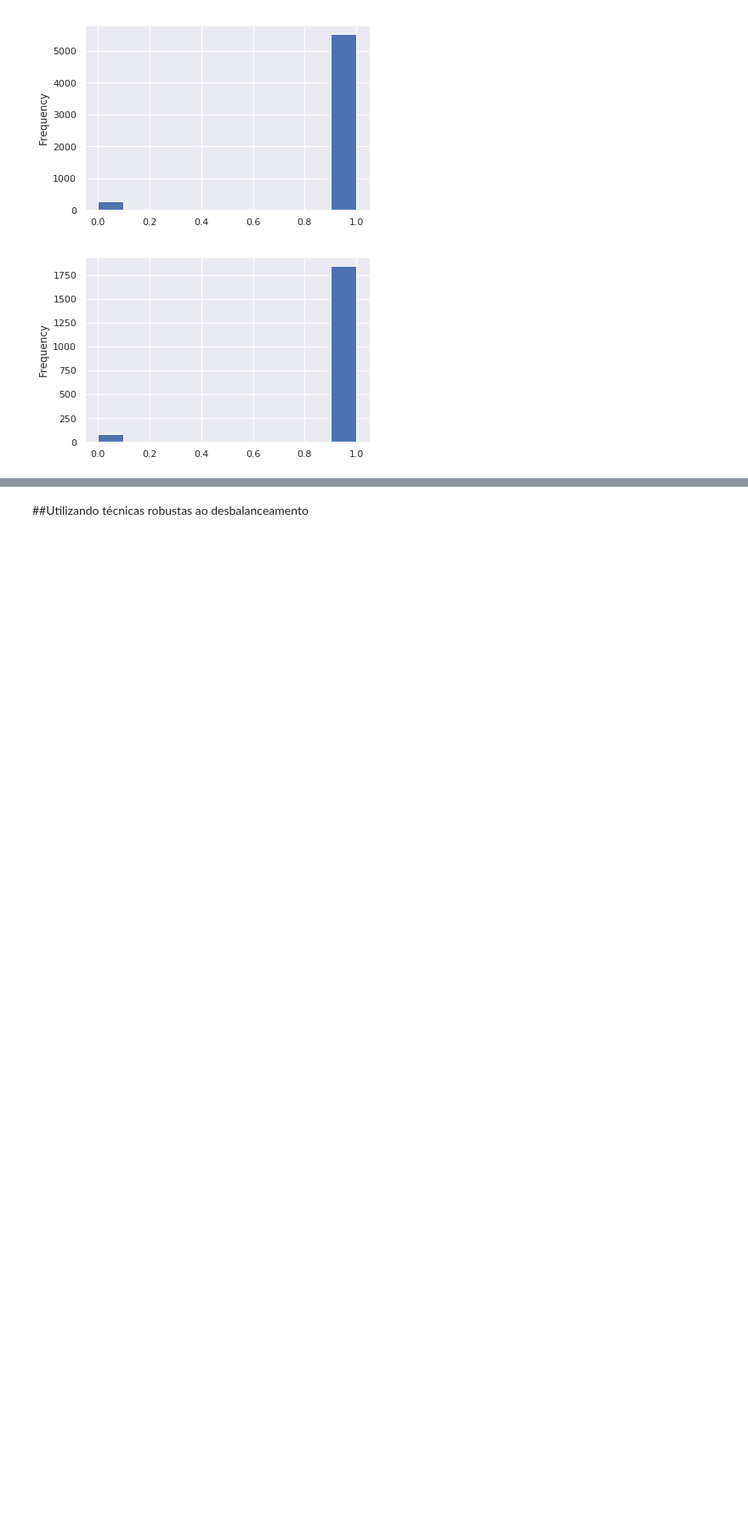
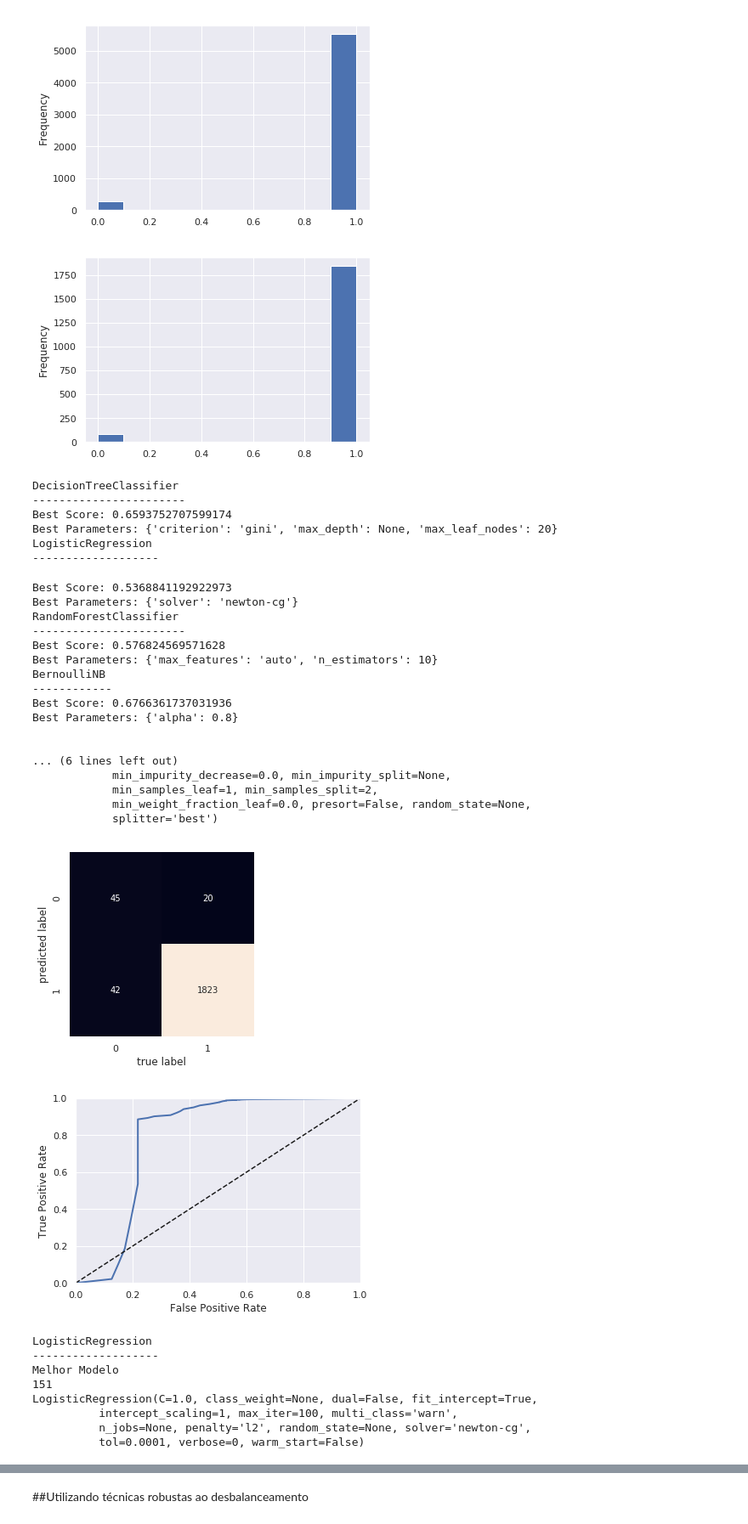
Before and after one commit to tmedeirosb/modelo_ifrn_integrado, a Jupyter notebook: PAPER_EXPERT_2.ipynb, the cells around one changed output, grey strips where cells are left out. Shown at 85% size. Drawn from its saved outputs; the diff is of its cells as text; code cells hidden in the pictures; blank space fills up the shorter version.

```diff
--- a/PAPER_EXPERT_2.ipynb
+++ b/PAPER_EXPERT_2.ipynb
@@ -528,0 +454,44 @@ def evaluating_models(models, Xtest, ytest, results):
+# %%
+#modelo sem balanceamento e com todos os atributos
+models_sem = make_list_model()
+
+#seleciona o melhor modelo
+select_model_tun(Xtrain, Xtest, ytrain, ytest, models_sem)
+
+#avaliacao dos modelos
+results = pd.DataFrame({'name' : [], 'precision' : [], 'recall' : [], 'f1' : [], 'auc' : [], 'g-mean' : []})
+results = evaluating_models(models_sem, Xtest, ytest, results)
+# %% [output]
+DecisionTreeClassifier
+-----------------------
+Best Score: 0.6593752707599174
+Best Parameters: {'criterion': 'gini', 'max_depth': None, 'max_leaf_nodes': 20}
+LogisticRegression
+-------------------
+Best Score: 0.5368841192922973
+Best Parameters: {'solver': 'newton-cg'}
+RandomForestClassifier
+-----------------------
+Best Score: 0.576824569571628
+Best Parameters: {'max_features': 'auto', 'n_estimators': 10}
+BernoulliNB
+------------
+Best Score: 0.6766361737031936
+Best Parameters: {'alpha': 0.8}
+
+
+... (6 lines left out)
+            min_impurity_decrease=0.0, min_impurity_split=None,
+            min_samples_leaf=1, min_samples_split=2,
+            min_weight_fraction_leaf=0.0, presort=False, random_state=None,
+            splitter='best')
+[figure, added]
+[figure, added]
+LogisticRegression
+-------------------
+Melhor Modelo
+151
+LogisticRegression(C=1.0, class_weight=None, dual=False, fit_intercept=True,
+          intercept_scaling=1, max_iter=100, multi_class='warn',
+          n_jobs=None, penalty='l2', random_state=None, solver='newton-cg',
+          tol=0.0001, verbose=0, warm_start=False)
```
Also changed, not shown: parts of 31 cells of this notebook.
